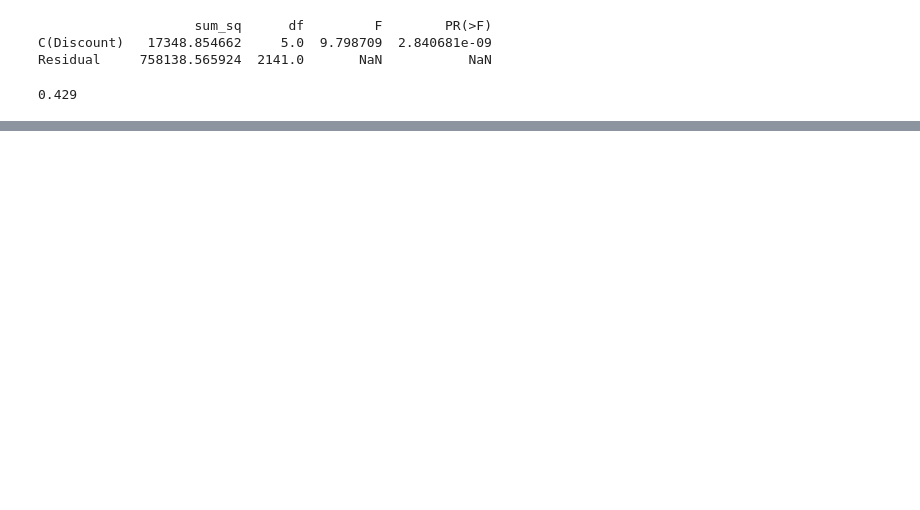
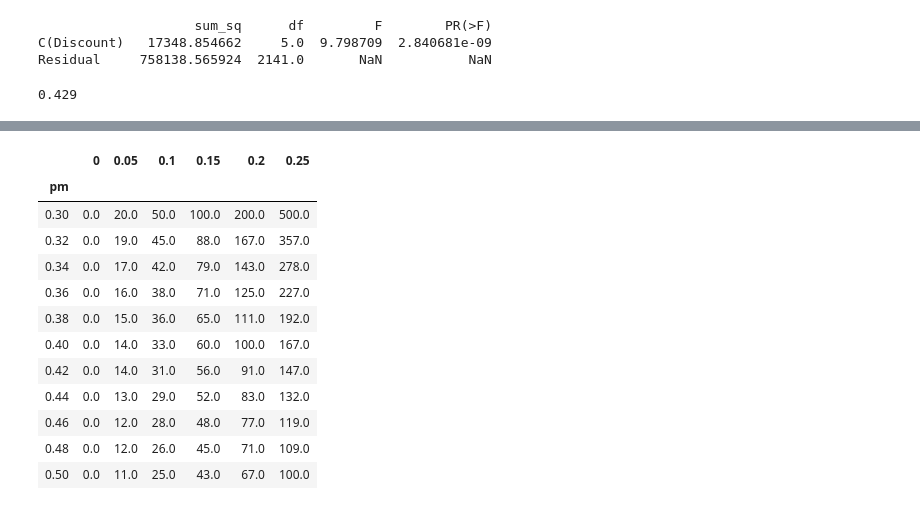
Before and after one commit to zachzazueta/Northwinds_redo, a Jupyter notebook: Northwinds_redo1.ipynb, the cells around one changed output, grey strips where cells are left out. Drawn from its saved outputs; the diff is of its cells as text; code cells hidden in the pictures; blank space fills up the shorter version.

Commit message:
with all the math for Tableau

```diff
--- a/Northwinds_redo1.ipynb
+++ b/Northwinds_redo1.ipynb
@@ -204,0 +218,13 @@ quant_in(0.2, 0.06)
+# %%
+z = {}
+for i in list(set(df.CategoryName)):
+    x = df[df['CategoryName'] == i]
+    y = []
+    for j in [0.05, 0.10, 0.15, 0.20, 0.25]:
+        a = x[x['Discount'] == 0.00]
+        b = x[x['Discount'] == j]
+        c = round(((b.Quantity.mean() - a.Quantity.mean()) / a.Quantity.mean()) * 100,2)
+        y.append(c)
+    z[i] = y
+
+z
@@ -204,0 +240,36 @@ quant_in(0.2, 0.06)
+# %%
+def quant_in(pm, disc):
+    x = pm - disc
+    pm2 = disc / x
+    return round(pm2,2)*100
+
+
+pm = list(range(30,51,2))
+pm = [i/100 for i in pm]
+disc = [0, 0.05, 0.1, 0.15, 0.2, 0.25]
+a = {}
+for i in disc:
+    b = []
+    for j in pm:
+        b.append(quant_in(j, i))
+    a[str(i)] = b
+import pandas as pd
+data = pd.DataFrame.from_dict(a)
+data['pm'] = pm
+data = data.set_index(['pm'])
+
+data
+# %% [output]
+|  | 0 | 0.05 | 0.1 | 0.15 | 0.2 | 0.25 |
+| pm |  |  |  |  |  |  |
+| 0.30 | 0.0 | 20.0 | 50.0 | 100.0 | 200.0 | 500.0 |
+| 0.32 | 0.0 | 19.0 | 45.0 | 88.0 | 167.0 | 357.0 |
+| 0.34 | 0.0 | 17.0 | 42.0 | 79.0 | 143.0 | 278.0 |
+| 0.36 | 0.0 | 16.0 | 38.0 | 71.0 | 125.0 | 227.0 |
+| 0.38 | 0.0 | 15.0 | 36.0 | 65.0 | 111.0 | 192.0 |
+| 0.40 | 0.0 | 14.0 | 33.0 | 60.0 | 100.0 | 167.0 |
+| 0.42 | 0.0 | 14.0 | 31.0 | 56.0 | 91.0 | 147.0 |
+| 0.44 | 0.0 | 13.0 | 29.0 | 52.0 | 83.0 | 132.0 |
+| 0.46 | 0.0 | 12.0 | 28.0 | 48.0 | 77.0 | 119.0 |
+| 0.48 | 0.0 | 12.0 | 26.0 | 45.0 | 71.0 | 109.0 |
+| 0.50 | 0.0 | 11.0 | 25.0 | 43.0 | 67.0 | 100.0 |
```
Also changed, not shown: parts of 4 cells of this notebook.
